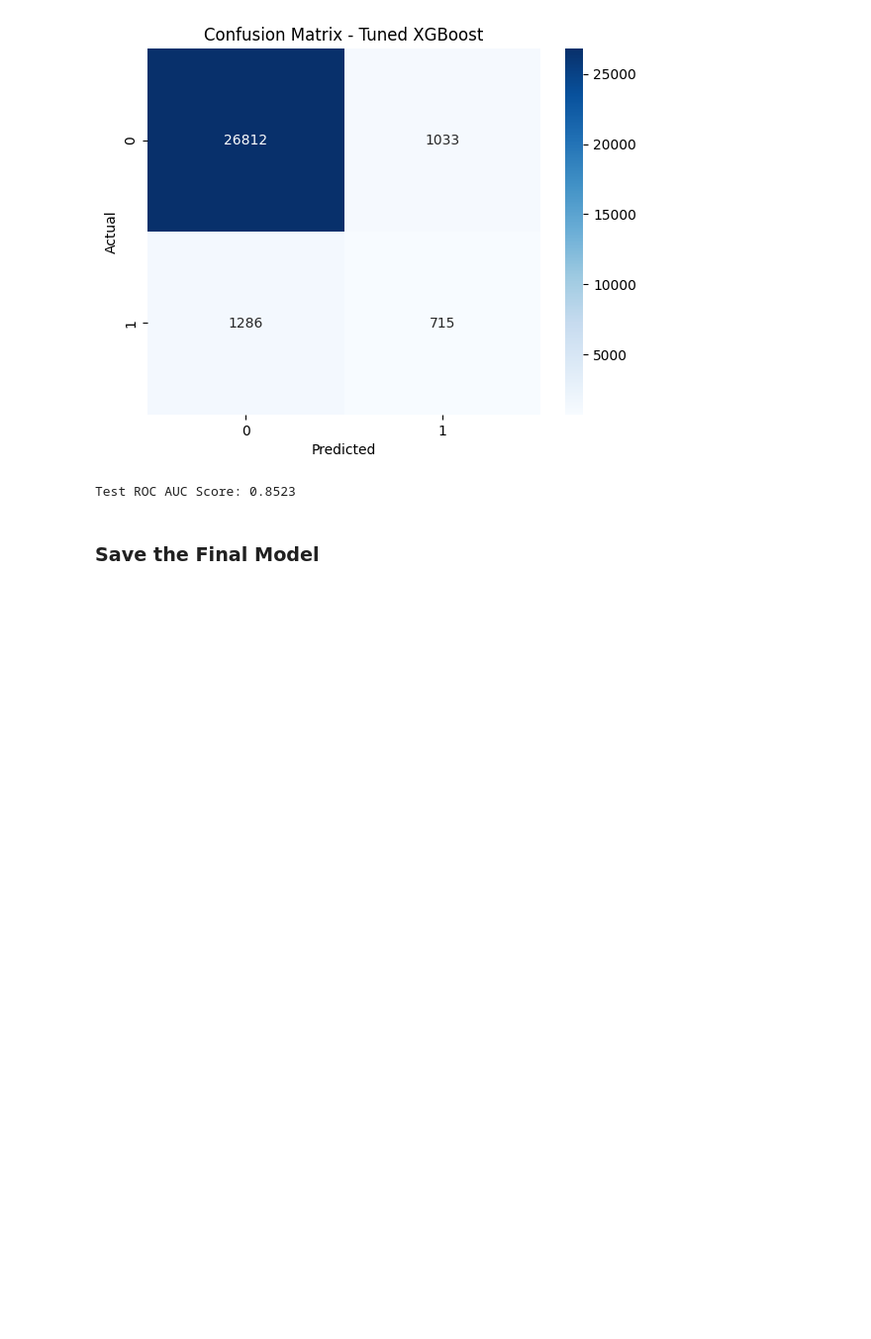
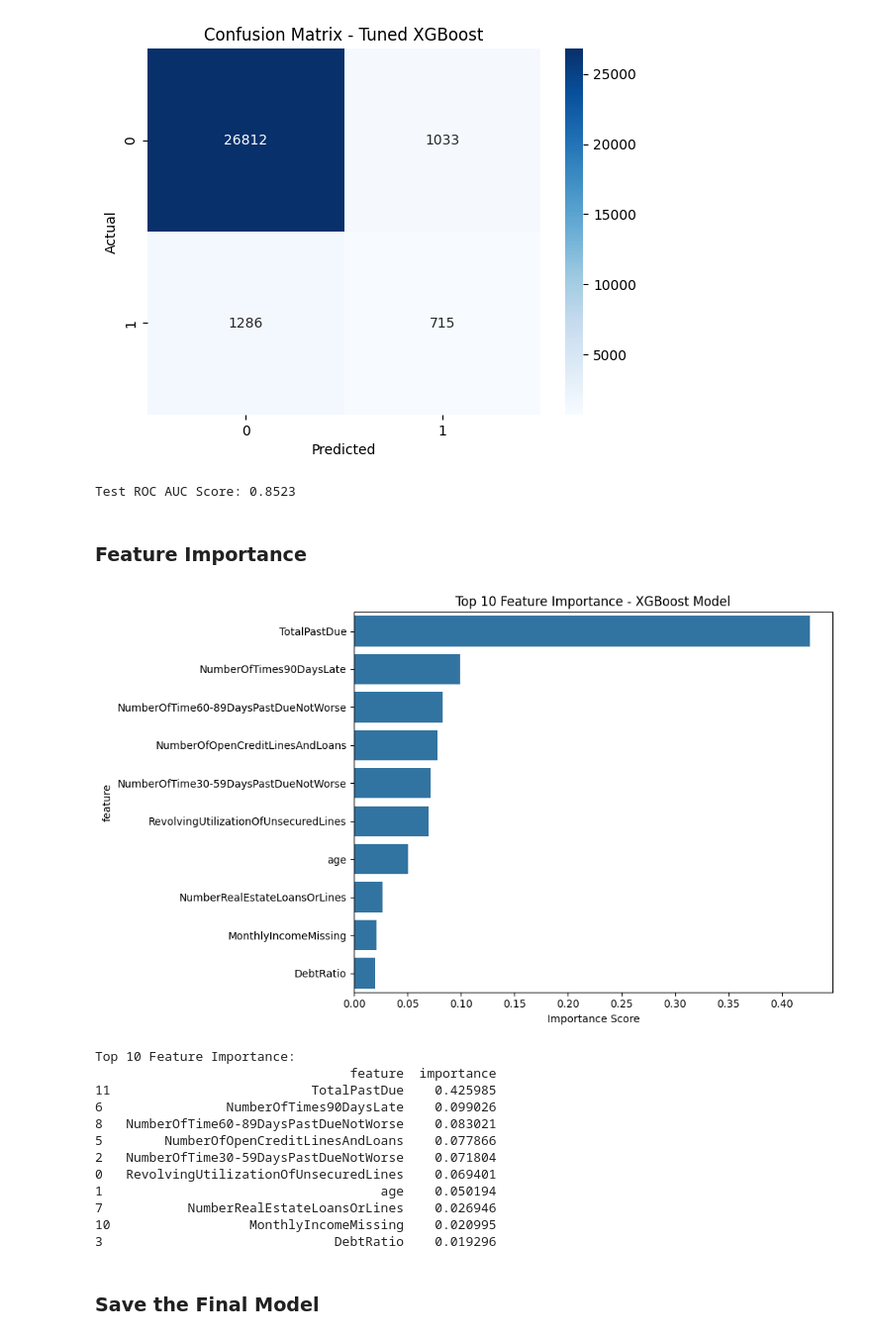
Before and after one commit to mustafaelzowawi/credit-risk-prediction-model, a Jupyter notebook: notebooks/04_Model_Training.ipynb, the cells around one changed output. Shown at 99% size. Drawn from its saved outputs; the diff is of its cells as text; code cells hidden in the pictures; blank space fills up the shorter version.

```diff
--- a/notebooks/04_Model_Training.ipynb
+++ b/notebooks/04_Model_Training.ipynb
@@ -339,6 +339,60 @@ Classification Report:
 weighted avg       0.92      0.92      0.92     29846
 [figure]
 Test ROC AUC Score: 0.8523
+# %% [markdown]
+### Feature Importance
+# %%
+# Get feature importance from the loaded XGBoost model
+feature_importance = best_xgb.feature_importances_
+
+feature_names = [
+    'RevolvingUtilizationOfUnsecuredLines',
+    'age',
+    'NumberOfTime30-59DaysPastDueNotWorse',
+    'DebtRatio',
+    'MonthlyIncome',
+    'NumberOfOpenCreditLinesAndLoans',
+    'NumberOfTimes90DaysLate',
+    'NumberRealEstateLoansOrLines',
+    'NumberOfTime60-89DaysPastDueNotWorse',
+    'NumberOfDependents',
+    'MonthlyIncomeMissing',
+    'TotalPastDue',
+    'AgeGroup_Adult',
+    'AgeGroup_Senior'
+]
+
+# Create DataFrame for plotting
+importance_df = pd.DataFrame({
+    'feature': feature_names,
+    'importance': feature_importance
+}).sort_values('importance', ascending=False)
+
+# Plot top 10 features
+plt.figure(figsize=(10, 6))
+sns.barplot(data=importance_df.head(10), x='importance', y='feature')
+plt.title('Top 10 Feature Importance - XGBoost Model')
+plt.xlabel('Importance Score')
+plt.tight_layout()
+plt.show()
+
+# Display the importance values
+print("Top 10 Feature Importance:")
+print(importance_df.head(10))
+# %% [output]
+[figure, added]
+Top 10 Feature Importance:
+                                 feature  importance
+11                          TotalPastDue    0.425985
+6                NumberOfTimes90DaysLate    0.099026
+8   NumberOfTime60-89DaysPastDueNotWorse    0.083021
+5        NumberOfOpenCreditLinesAndLoans    0.077866
+2   NumberOfTime30-59DaysPastDueNotWorse    0.071804
+0   RevolvingUtilizationOfUnsecuredLines    0.069401
+1                                    age    0.050194
+7           NumberRealEstateLoansOrLines    0.026946
+10                  MonthlyIncomeMissing    0.020995
+3                              DebtRatio    0.019296
 # %% [markdown]
 ###  Save the Final Model
 # %%
```
Also changed, not shown: 8 other files.
